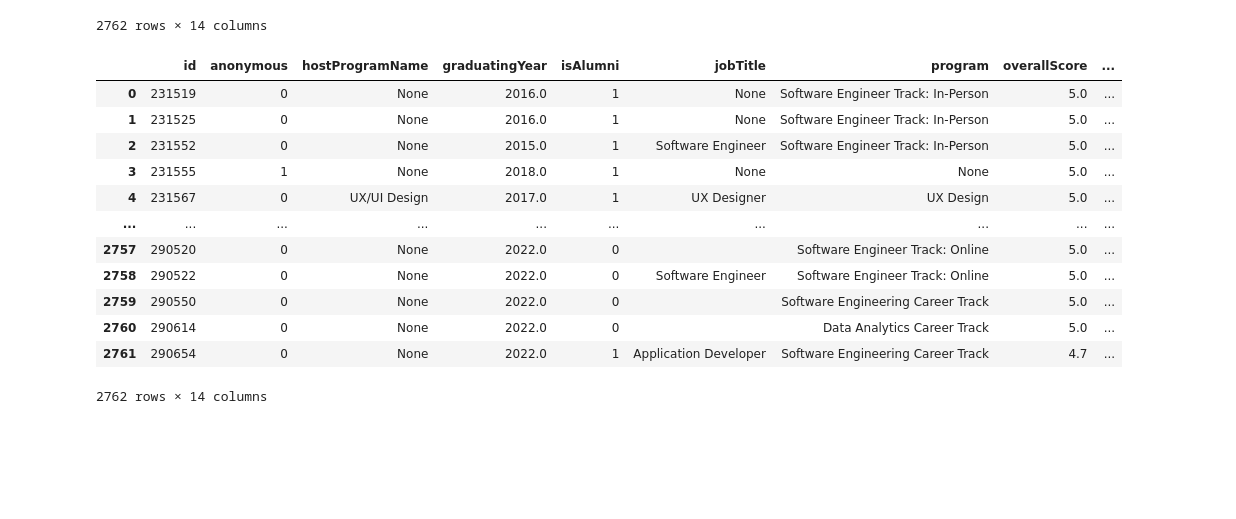
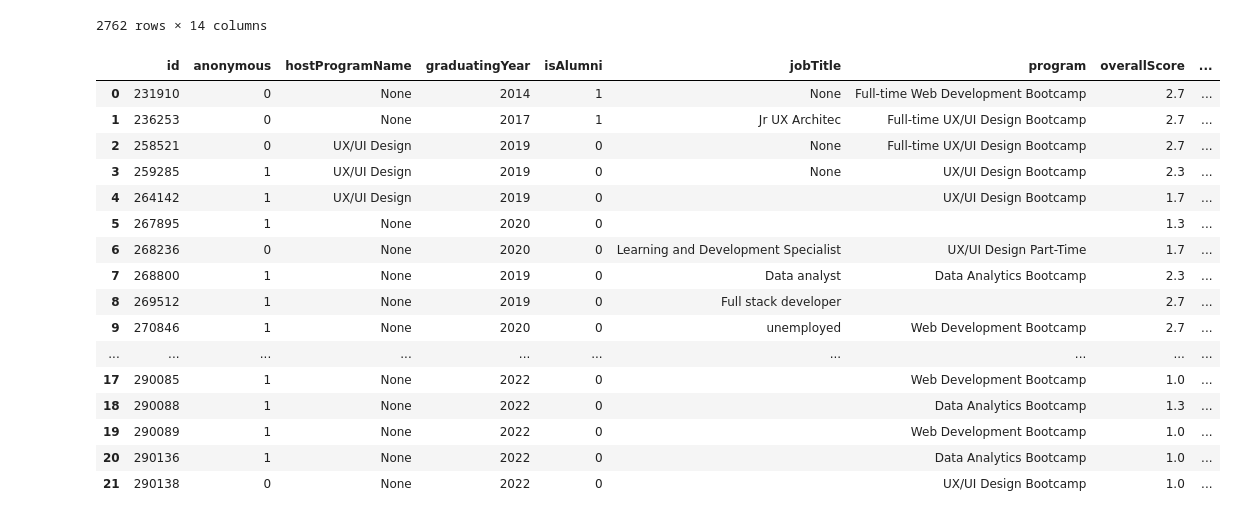
Before and after one commit to andersgom/w2-project2, a Jupyter notebook: project2_notebook_andres.ipynb, the cells around one changed output. Drawn from its saved outputs; the diff is of its cells as text; code cells hidden in the pictures; blank space fills up the shorter version.

```diff
--- a/project2_notebook_andres.ipynb
+++ b/project2_notebook_andres.ipynb
@@ -239,7 +239,7 @@ import pandas as pd
 import mysql.connector
 # %%
 cnx = mysql.connector.connect(user = 'root',     #Username
-                            password = 'password',
+                            password = 'PASSWORD',
                             host = '127.0.0.1')
 # %%
 cursor = cnx.cursor()
@@ -291,23 +291,27 @@ best
 | 2761 | 290654 | 0 | None | 2022.0 | 1 | Application Developer | Software Engineering Career Track | 4.7 | ... |
 2762 rows × 14 columns
 # %%
-cursor.execute(query)
+cursor.execute(query1)
 worst = cursor.fetchall()
 
 worst = pd.DataFrame(worst, columns = [col_name[0] for col_name in cursor.description])
 worst
 # %% [output]
 |  | id | anonymous | hostProgramName | graduatingYear | isAlumni | jobTitle | program | overallScore | ... |
-| 0 | 231519 | 0 | None | 2016.0 | 1 | None | Software Engineer Track: In-Person | 5.0 | ... |
-| 1 | 231525 | 0 | None | 2016.0 | 1 | None | Software Engineer Track: In-Person | 5.0 | ... |
-| 2 | 231552 | 0 | None | 2015.0 | 1 | Software Engineer | Software Engineer Track: In-Person | 5.0 | ... |
-| 3 | 231555 | 1 | None | 2018.0 | 1 | None | None | 5.0 | ... |
-| 4 | 231567 | 0 | UX/UI Design | 2017.0 | 1 | UX Designer | UX Design | 5.0 | ... |
+| 0 | 231910 | 0 | None | 2014 | 1 | None | Full-time Web Development Bootcamp | 2.7 | ... |
+| 1 | 236253 | 0 | None | 2017 | 1 | Jr UX Architec | Full-time UX/UI Design Bootcamp | 2.7 | ... |
+| 2 | 258521 | 0 | UX/UI Design | 2019 | 0 | None | Full-time UX/UI Design Bootcamp | 2.7 | ... |
+| 3 | 259285 | 1 | UX/UI Design | 2019 | 0 | None | UX/UI Design Bootcamp | 2.3 | ... |
+| 4 | 264142 | 1 | UX/UI Design | 2019 | 0 |  | UX/UI Design Bootcamp | 1.7 | ... |
+| 5 | 267895 | 1 | None | 2020 | 0 |  |  | 1.3 | ... |
+| 6 | 268236 | 0 | None | 2020 | 0 | Learning and Development Specialist | UX/UI Design Part-Time | 1.7 | ... |
+| 7 | 268800 | 1 | None | 2019 | 0 | Data analyst | Data Analytics Bootcamp | 2.3 | ... |
+| 8 | 269512 | 1 | None | 2019 | 0 | Full stack developer |  | 2.7 | ... |
+| 9 | 270846 | 1 | None | 2020 | 0 | unemployed | Web Development Bootcamp | 2.7 | ... |
 | ... | ... | ... | ... | ... | ... | ... | ... | ... | ... |
-| 2757 | 290520 | 0 | None | 2022.0 | 0 |  | Software Engineer Track: Online | 5.0 | ... |
-| 2758 | 290522 | 0 | None | 2022.0 | 0 | Software Engineer | Software Engineer Track: Online | 5.0 | ... |
-| 2759 | 290550 | 0 | None | 2022.0 | 0 |  | Software Engineering Career Track | 5.0 | ... |
-| 2760 | 290614 | 0 | None | 2022.0 | 0 |  | Data Analytics Career Track | 5.0 | ... |
-| 2761 | 290654 | 0 | None | 2022.0 | 1 | Application Developer | Software Engineering Career Track | 4.7 | ... |
+| 17 | 290085 | 1 | None | 2022 | 0 |  | Web Development Bootcamp | 1.0 | ... |
+| 18 | 290088 | 1 | None | 2022 | 0 |  | Data Analytics Bootcamp | 1.3 | ... |
+| 19 | 290089 | 1 | None | 2022 | 0 |  | Web Development Bootcamp | 1.0 | ... |
+| 20 | 290136 | 1 | None | 2022 | 0 |  | Data Analytics Bootcamp | 1.0 | ... |
+| 21 | 290138 | 0 | None | 2022 | 0 |  | UX/UI Design Bootcamp | 1.0 | ... |
-2762 rows × 14 columns
 # %%
```
Also changed, not shown: parts of 10 cells of this notebook, 9 other files.
